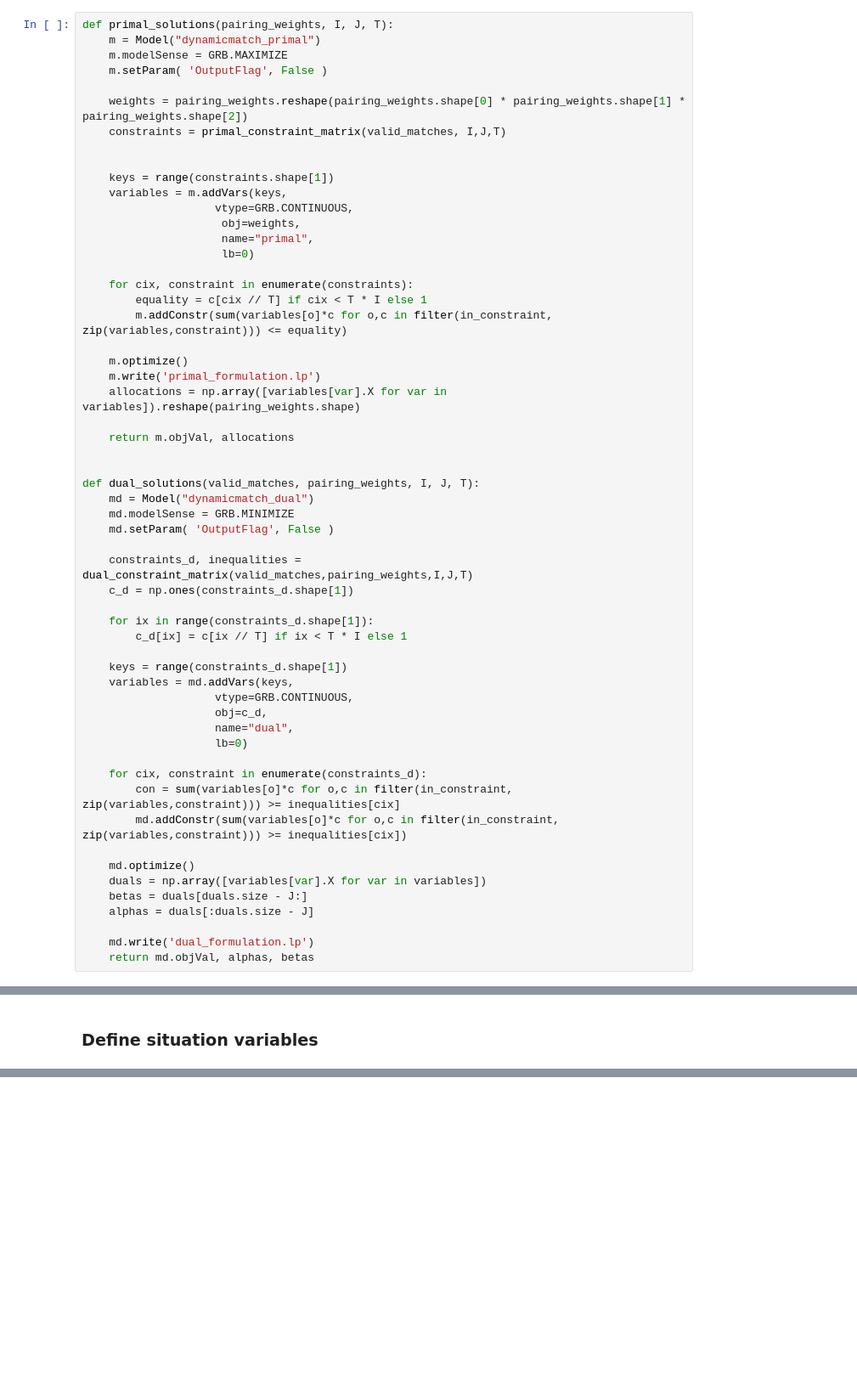
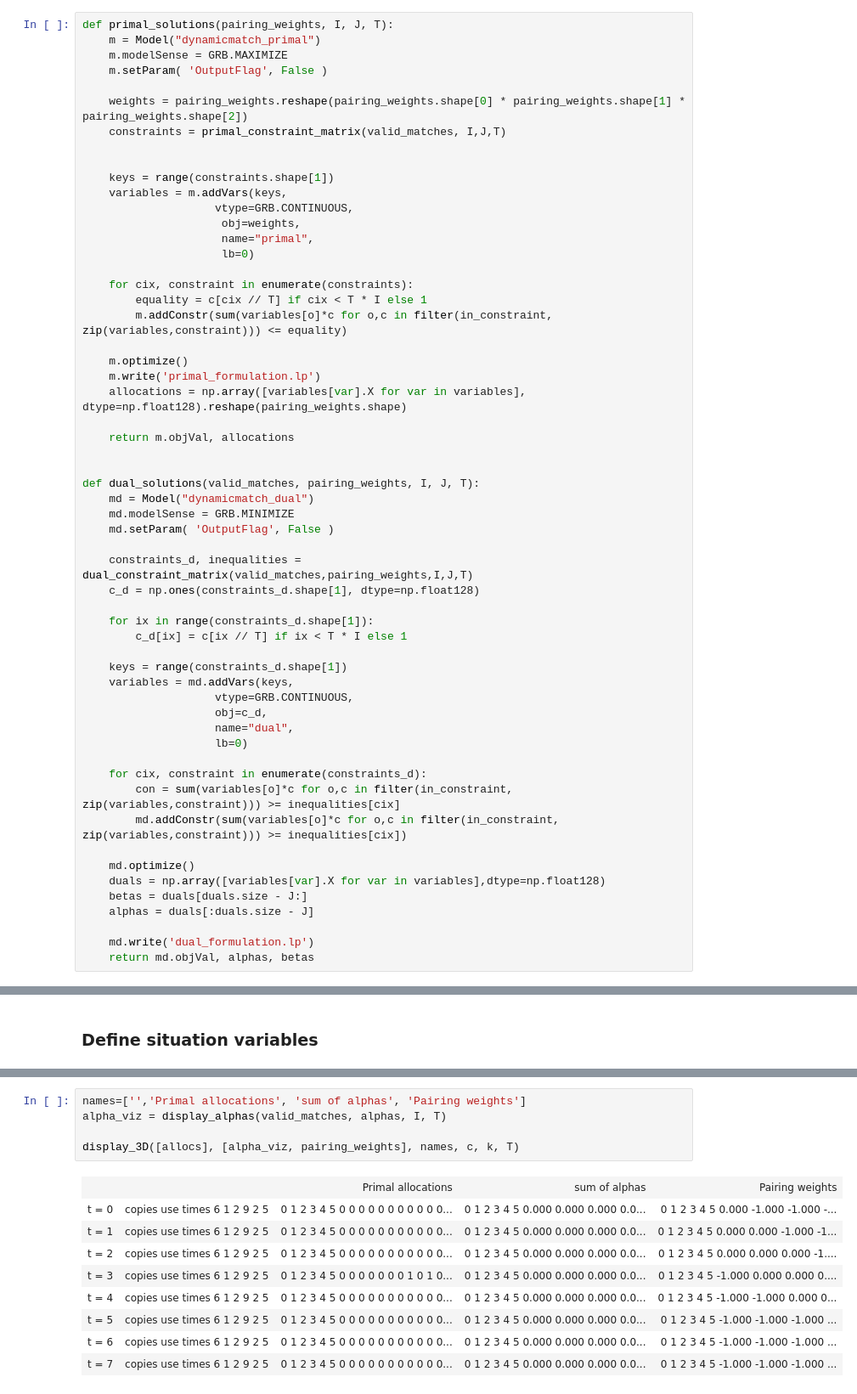
Before and after one commit to lguerdan/dynamic-matching-solver, a Jupyter notebook: v2_dynamic_matching_lp_solver_expansion2.ipynb, the cells around one changed output, grey strips where cells are left out. Shown at 85% size. Cells and saved outputs as stored; diff of their text form; blank space fills up the shorter version.

```diff
--- a/v2_dynamic_matching_lp_solver_expansion2.ipynb
+++ b/v2_dynamic_matching_lp_solver_expansion2.ipynb
@@ -161,7 +165,7 @@ def primal_solutions(pairing_weights, I, J, T):
 
     m.optimize()
     m.write('primal_formulation.lp')
-    allocations = np.array([variables[var].X for var in variables]).reshape(pairing_weights.shape)
+    allocations = np.array([variables[var].X for var in variables], dtype=np.float128).reshape(pairing_weights.shape)
 
     return m.objVal, allocations
 
@@ -172,7 +176,7 @@ def dual_solutions(valid_matches, pairing_weights, I, J, T):
     md.setParam( 'OutputFlag', False )
 
     constraints_d, inequalities = dual_constraint_matrix(valid_matches,pairing_weights,I,J,T)
-    c_d = np.ones(constraints_d.shape[1])
+    c_d = np.ones(constraints_d.shape[1], dtype=np.float128)
 
     for ix in range(constraints_d.shape[1]):
         c_d[ix] = c[ix // T] if ix < T * I else 1
@@ -189,7 +193,7 @@ def dual_solutions(valid_matches, pairing_weights, I, J, T):
         md.addConstr(sum(variables[o]*c for o,c in filter(in_constraint, zip(variables,constraint))) >= inequalities[cix])
 
     md.optimize()
-    duals = np.array([variables[var].X for var in variables])
+    duals = np.array([variables[var].X for var in variables],dtype=np.float128)
     betas = duals[duals.size - J:]
     alphas = duals[:duals.size - J]
 
@@ -431,0 +408,15 @@ plt.plot(r3)
+# %%
+names=['','Primal allocations', 'sum of alphas', 'Pairing weights']
+alpha_viz = display_alphas(valid_matches, alphas, I, T)
+
+display_3D([allocs], [alpha_viz, pairing_weights], names, c, k, T)
+# %% [output]
+|  |  | Primal allocations | sum of alphas | Pairing weights |
+| t = 0 | copies use times 6 1 2 9 2 5 | 0 1 2 3 4 5 0 0 0 0 0 0 0 0 0 0 0... | 0 1 2 3 4 5 0.000 0.000 0.000 0.0... | 0 1 2 3 4 5 0.000 -1.000 -1.000 -... |
+| t = 1 | copies use times 6 1 2 9 2 5 | 0 1 2 3 4 5 0 0 0 0 0 0 0 0 0 0 0... | 0 1 2 3 4 5 0.000 0.000 0.000 0.0... | 0 1 2 3 4 5 0.000 0.000 -1.000 -1... |
+| t = 2 | copies use times 6 1 2 9 2 5 | 0 1 2 3 4 5 0 0 0 0 0 0 0 0 0 0 0... | 0 1 2 3 4 5 0.000 0.000 0.000 0.0... | 0 1 2 3 4 5 0.000 0.000 0.000 -1.... |
+| t = 3 | copies use times 6 1 2 9 2 5 | 0 1 2 3 4 5 0 0 0 0 0 0 0 1 0 1 0... | 0 1 2 3 4 5 0.000 0.000 0.000 0.0... | 0 1 2 3 4 5 -1.000 0.000 0.000 0.... |
+| t = 4 | copies use times 6 1 2 9 2 5 | 0 1 2 3 4 5 0 0 0 0 0 0 0 0 0 0 0... | 0 1 2 3 4 5 0.000 0.000 0.000 0.0... | 0 1 2 3 4 5 -1.000 -1.000 0.000 0... |
+| t = 5 | copies use times 6 1 2 9 2 5 | 0 1 2 3 4 5 0 0 0 0 0 0 0 0 0 0 0... | 0 1 2 3 4 5 0.000 0.000 0.000 0.0... | 0 1 2 3 4 5 -1.000 -1.000 -1.000 ... |
+| t = 6 | copies use times 6 1 2 9 2 5 | 0 1 2 3 4 5 0 0 0 0 0 0 0 0 0 0 0... | 0 1 2 3 4 5 0.000 0.000 0.000 0.0... | 0 1 2 3 4 5 -1.000 -1.000 -1.000 ... |
+| t = 7 | copies use times 6 1 2 9 2 5 | 0 1 2 3 4 5 0 0 0 0 0 0 0 0 0 0 0... | 0 1 2 3 4 5 0.000 0.000 0.000 0.0... | 0 1 2 3 4 5 -1.000 -1.000 -1.000 ... |
```
Also changed, not shown: parts of 47 cells of this notebook.
